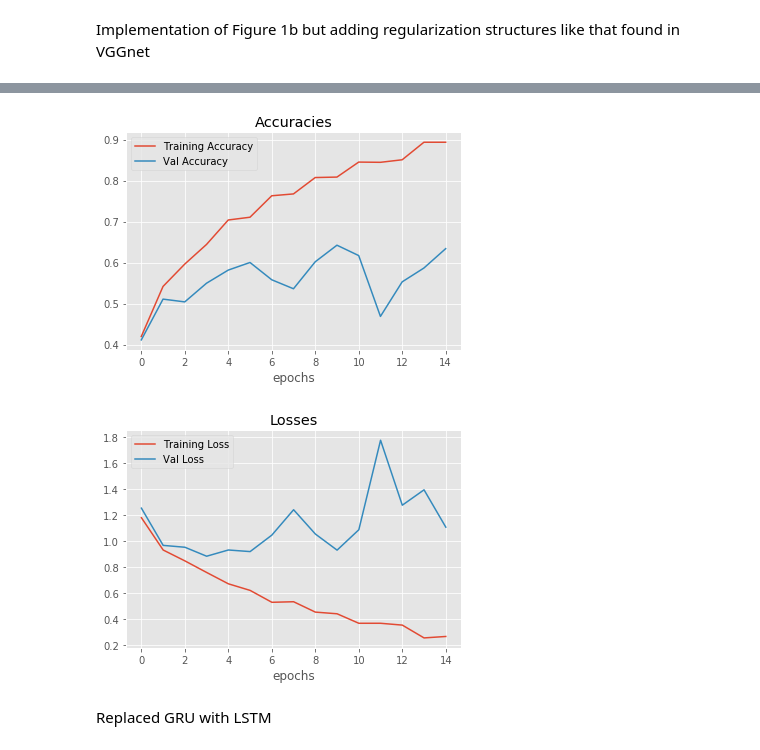
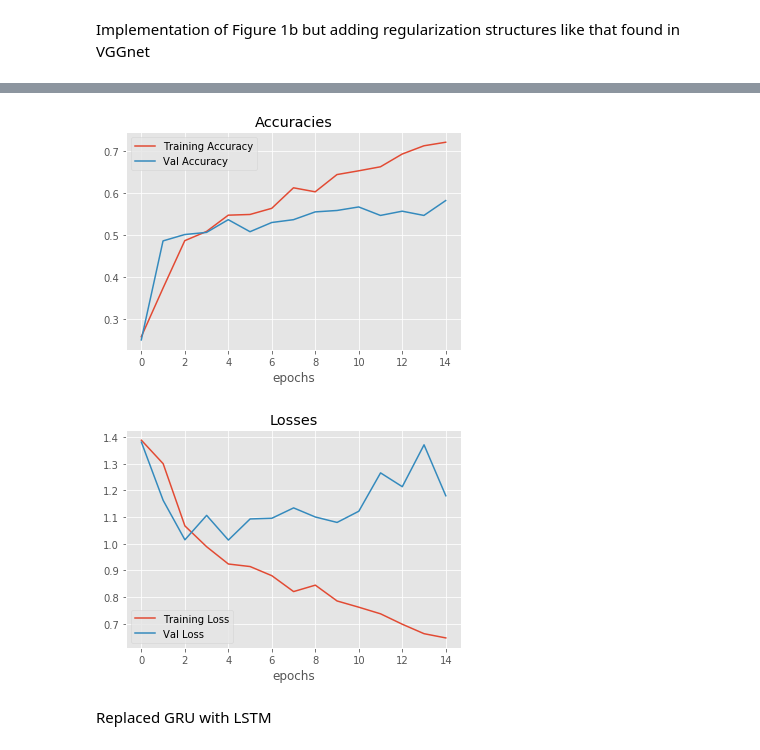
Before and after one commit to kunalpatel1793/Neural-Nets-Final-Project, a Jupyter notebook: Model.ipynb, the cells around one changed output, grey strips where cells are left out. Cells and saved outputs as stored; diff of their text form; code cells hidden in the pictures.

```diff
--- a/Model.ipynb
+++ b/Model.ipynb
@@ -67,8 +69,8 @@ bs, t, f = train_data.shape
 '\nbs, t, f = data.shape\nnp.random.seed(42)\nshuffle = np.random.choice(bs,bs,replace=False)\n\ntrain_samples = 237\ntrain_data = data[shuffle[:train_samples],:,:]\ntrain_labels = enc_labels[shuffle[ ...
 # %%
 #Prepare the data by taking out nans and dividing into test and train
-file_path = '/home/carla/Downloads/project_datasets/project_datasets/'
-#file_path = '/home/kunal/Desktop/FinalProject/datasets/'
+#file_path = '/home/carla/Downloads/project_datasets/project_datasets/'
+file_path = '/home/kunal/Desktop/FinalProject/datasets/'
 train_data, test_data, train_labels, test_labels = prepare_data(file_path,
                                                                 num_test_samples = 50,
                                                                 verbose= False,
@@ -119,7 +121,7 @@ print test_data.shape
 (50, 22, 1000)
 # %%
 #Augment the data into a bigger set by windowing
-train_data_sliced, train_labels_sliced = create_window_data(train_data, train_labels, windows=10,window_size=512)
+train_data_sliced, train_labels_sliced = create_window_data(train_data, train_labels, windows=10)
 test_data_sliced, test_labels_sliced = create_window_data(test_data, test_labels, windows=10)
 
 train_data_sliced = train_data_sliced.swapaxes(1,2)
@@ -325,6 +325,10 @@ model.add(GRU(32,activation='tanh'))
 
 #model.add(Dense(256, activation='relu'))                   #From VGGnet, but makes model suck
 #model.add(Dropout(0.5))                                    #From VGGnet, but makes model suck
+model.add(Dense(64, activation = 'relu'))
+model.add(Dropout(0.5))
+model.add(Dense(32, activation = 'relu'))
+model.add(Dense(16, activation = 'relu'))
 model.add(Dense(4, activation='softmax'))
 
 # From VGGnet, works well for some reason
@@ -336,8 +340,8 @@ model.compile(optimizer = 'rmsprop',
              metrics=['accuracy'])
 
 #hist.history is a dictionary with all accs and losses
-hist = model.fit(train_data_sliced,train_labels_sliced,epochs=15,validation_split=0.25,batch_size=32,verbose=0)
-test_score = model.evaluate(test_data_sliced, test_labels_sliced, batch_size=32)
+hist = model.fit(train_data_sliced,train_labels_sliced,epochs=15,validation_split=0.25,batch_size=64,verbose=0)
+test_score = model.evaluate(test_data_sliced, test_labels_sliced, batch_size=64)
 print(test_score)
 
 plot_hist([hist.history['acc'],hist.history['val_acc']],['Training Accuracy','Val Accuracy'],title='Accuracies')
@@ -348,5 +352,5 @@ plot_hist([hist.history['loss'],hist.history['val_loss']],['Training Loss','Val
-[figure, old version]
+[figure, new version]
-[figure, old version]
+[figure, new version]
 # %% [markdown]
 Replaced GRU with LSTM
 # %%
```
Also changed, not shown: parts of 9 cells of this notebook.
